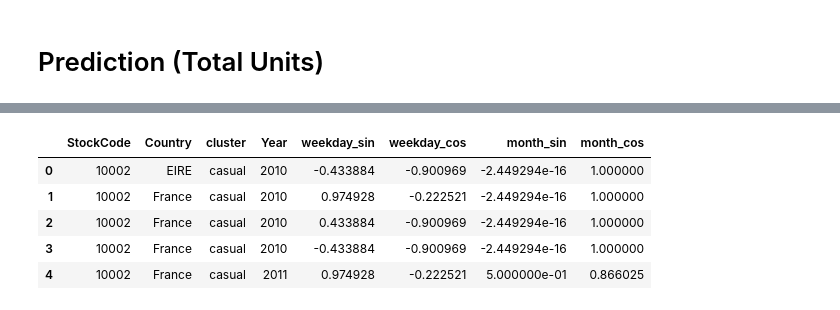
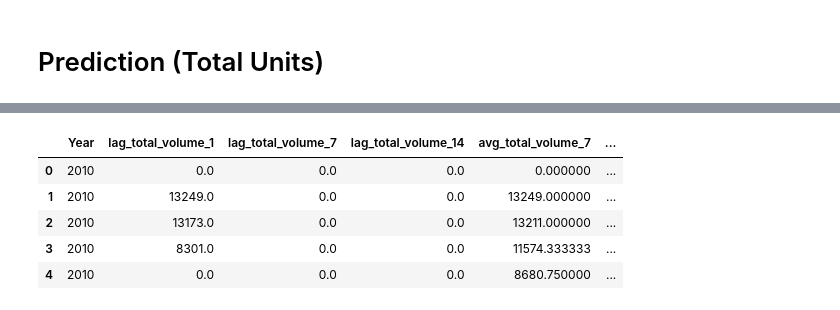
Before and after one commit to MertKir-R/E-commerce_dataset, a Jupyter notebook: ecommerce.ipynb, the cells around one changed output, grey strips where cells are left out. Drawn from its saved outputs; the diff is of its cells as text; code cells hidden in the pictures.

```diff
--- a/ecommerce.ipynb
+++ b/ecommerce.ipynb
@@ -1329,10 +1325,12 @@ data_completed_final_cluster_grouped_lagged.head()
+# %%
+data_completed_final_cluster_grouped_lagged_encoded = pd.get_dummies(data_completed_final_cluster_grouped_lagged, columns=['cluster'], drop_first=True)
 # %%
-train_completed_final = data_completed_final_cluster_grouped_lagged[
-    (((data_completed_final_cluster_grouped_lagged['Month'] == 12) & (data_completed_final_cluster_grouped_lagged['Year'] == 2010)) |
-    (data_completed_final_cluster_grouped_lagged['Month'] <= 6))
+train_completed_final = data_completed_final_cluster_grouped_lagged_encoded[
+    (((data_completed_final_cluster_grouped_lagged_encoded['Month'] == 12) & (data_completed_final_cluster_grouped_lagged_encoded['Year'] == 2010)) |
+    (data_completed_final_cluster_grouped_lagged_encoded['Month'] <= 6))
 ]
-val_completed_final = data_completed_final_cluster_grouped_lagged[(data_completed_final_cluster_grouped_lagged['Month'] <= 9) & (data_completed_final_cluster_grouped_lagged['Month'] >= 7)]
-test_completed_final = data_completed_final_cluster_grouped_lagged[((data_completed_final_cluster_grouped_lagged['Month'] >= 10) & (data_completed_final_cluster_grouped_lagged['Year'] == 2011))]
+val_completed_final = data_completed_final_cluster_grouped_lagged_encoded[(data_completed_final_cluster_grouped_lagged_encoded['Month'] <= 9) & (data_completed_final_cluster_grouped_lagged_encoded['Month'] >= 7)]
+test_completed_final = data_completed_final_cluster_grouped_lagged_encoded[((data_completed_final_cluster_grouped_lagged_encoded['Month'] >= 10) & (data_completed_final_cluster_grouped_lagged_encoded['Year'] == 2011))]
 # %%
 train_completed_final.head()
 # %% [output]
@@ -1346,20 +1344,21 @@ train_completed_final.head()
+# %%
+X_train_quant = train_completed_final.copy()
+X_val_quant = val_completed_final.copy()
+X_test_quant = test_completed_final.copy()
+
+y_train_quant = X_train_quant['total_volume']
+y_val_quant = X_val_quant['total_volume']
+y_test_quant = X_test_quant['total_volume']
 # %%
-X_train = train_completed_final[['StockCode', 'Country', 'cluster', 'Year', 'Month', 'Week', 'WeekdayNum', 'total_volume', 'total_sales_price', 'lag_1', 'lag_7', 'lag_14', 'avg_7', 'avg_28', 'avg_56']]
-
-X_train['weekday_sin'] = np.sin(2 * np.pi * X_train['WeekdayNum'] / 7)
-X_train['weekday_cos'] = np.cos(2 * np.pi * X_train['WeekdayNum'] / 7)
-X_train['month_sin'] = np.sin(2 * np.pi * X_train['Month'] / 12)
-X_train['month_cos'] = np.cos(2 * np.pi * X_train['Month'] / 12)
-
-y_train_quant = X_train['total_volume']
-
-X_train.drop(['Month', 'Week', 'WeekdayNum', 'total_volume', 'total_sales_price'], axis = 1, inplace = True)
+X_train_quant.drop(['InvoiceDate_only', 'Month', 'Week', 'WeekdayNum', 'total_volume', 'total_sales_price', 'lag_total_sales_price_1', 'lag_total_sales_price_7', 'lag_total_sales_price_14', 'avg_total_sales_price_7', 'avg_total_sales_price_28', 'avg_total_sales_price_56'], axis = 1, inplace = True)
+X_val_quant.drop(['InvoiceDate_only', 'Month', 'Week', 'WeekdayNum', 'total_volume', 'total_sales_price', 'lag_total_sales_price_1', 'lag_total_sales_price_7', 'lag_total_sales_price_14', 'avg_total_sales_price_7', 'avg_total_sales_price_28', 'avg_total_sales_price_56'], axis = 1, inplace = True)
+X_test_quant.drop(['InvoiceDate_only', 'Month', 'Week', 'WeekdayNum', 'total_volume', 'total_sales_price', 'lag_total_sales_price_1', 'lag_total_sales_price_7', 'lag_total_sales_price_14', 'avg_total_sales_price_7', 'avg_total_sales_price_28', 'avg_total_sales_price_56'], axis = 1, inplace = True)
 # %%
-X_train.head()
+X_train_quant.head()
 # %% [output]
-|  | StockCode | Country | cluster | Year | weekday_sin | weekday_cos | month_sin | month_cos |
-| 0 | 10002 | EIRE | casual | 2010 | -0.433884 | -0.900969 | -2.449294e-16 | 1.000000 |
-| 1 | 10002 | France | casual | 2010 | 0.974928 | -0.222521 | -2.449294e-16 | 1.000000 |
-| 2 | 10002 | France | casual | 2010 | 0.433884 | -0.900969 | -2.449294e-16 | 1.000000 |
-| 3 | 10002 | France | casual | 2010 | -0.433884 | -0.900969 | -2.449294e-16 | 1.000000 |
-| 4 | 10002 | France | casual | 2011 | 0.974928 | -0.222521 | 5.000000e-01 | 0.866025 |
+|  | Year | lag_total_volume_1 | lag_total_volume_7 | lag_total_volume_14 | avg_total_volume_7 | ... |
+| 0 | 2010 | 0.0 | 0.0 | 0.0 | 0.000000 | ... |
+| 1 | 2010 | 13249.0 | 0.0 | 0.0 | 13249.000000 | ... |
+| 2 | 2010 | 13173.0 | 0.0 | 0.0 | 13211.000000 | ... |
+| 3 | 2010 | 8301.0 | 0.0 | 0.0 | 11574.333333 | ... |
+| 4 | 2010 | 0.0 | 0.0 | 0.0 | 8680.750000 | ... |
```
Also changed, not shown: parts of 26 cells of this notebook, 1 other file.
